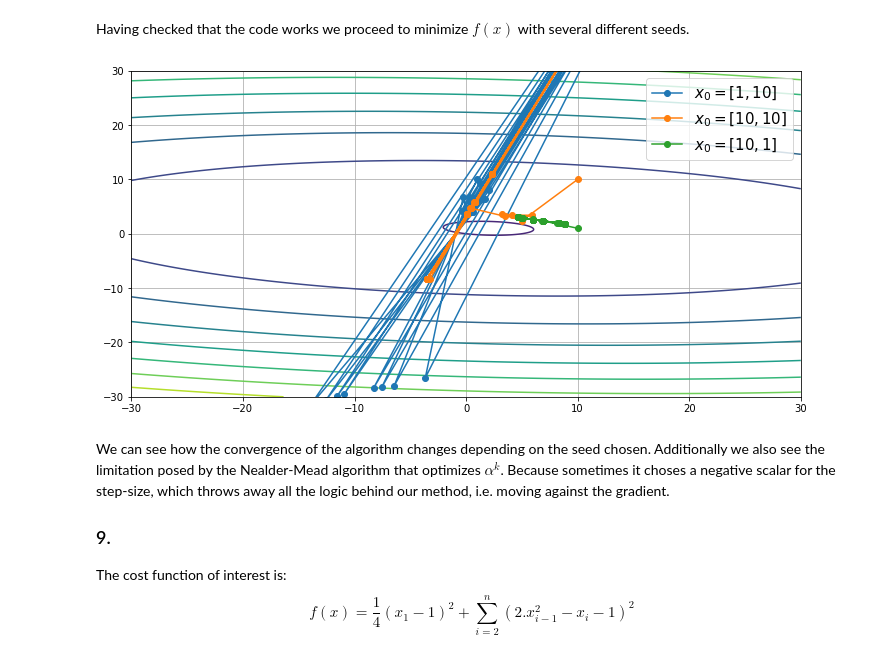
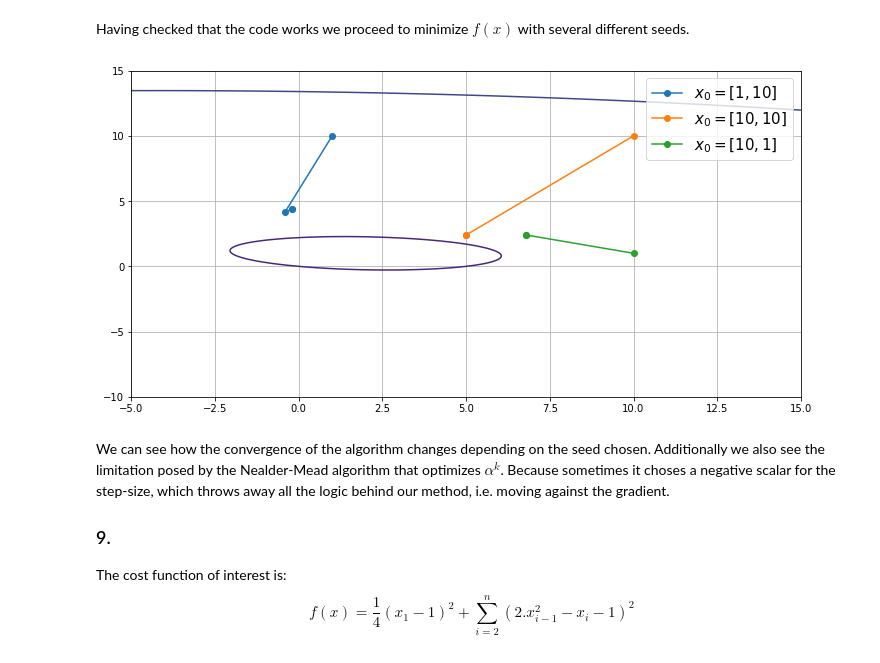
Before and after one commit to DarioSlaifsteinSk/OptMethdMA060002, a Jupyter notebook: Optimization_HW2.ipynb, the cells around one changed output. Drawn from its saved outputs; the diff is of its cells as text; code cells hidden in the pictures.

```diff
--- a/Optimization_HW2.ipynb
+++ b/Optimization_HW2.ipynb
@@ -244,27 +238,27 @@ plt.grid()
 # %% [markdown]
 The gradient descent method has the following function:
 # %%
-def alphaF(alpha,f,x,grad):
-    return f(x[0]-alpha*grad[0],x[1]-alpha*grad[1]);
-
-def bisection(f,a,b,N):
+def bisection(f,x,grad,a,b,N):
     # initial values
     an = a; bn = b;
     cn = (an + bn)/2
     # evaluate first set
-    fa=f(an); fb=f(bn); fc=f(cn);
+    fa=f(x[0]-an*grad[0],x[1]-an*grad[1]);
+    fb=f(x[0]-bn*grad[0],x[1]-bn*grad[1]);
+    fc=f(x[0]-cn*grad[0],x[1]-cn*grad[1]);
     for n in range(1,N+1): # loop through maxIter
         # mid points
         dn=(an+cn)/2; en=(bn+cn)/2;
-        fd=f(dn); fe=f(en);
+        fd=f(x[0]-dn*grad[0],x[1]-dn*grad[1]);
+        fe=f(x[0]-en*grad[0],x[1]-en*grad[1]);
 
         if fd < fc: # move to the right
             an = an; bn = cn; cn = dn;
         elif fe > fc: # move to the left
             an = cn; cn = en; bn = bn;
-        elif fc < np.min(fd, fe): # shrink interval
+        elif fc < np.minimum(fd, fe): # shrink interval
             an = dn; cn = cn; bn = en;
-    return (an + bn)/2
+    return (an + bn)/2;
 
 def gradDescent(x0,f,gradF,alpha0,steep, maxIter=50): # main function
     ## Initial values
@@ -277,7 +271,7 @@ def gradDescent(x0,f,gradF,alpha0,steep, maxIter=50): # main function
     tol=1e-3
     k=0
 
-    while err > tol or k < maxIter: # iterations
+    while err > tol and k < maxIter: # iterations
         k=k+1
 
         # Step 1: pick alpha
@@ -286,8 +280,7 @@ def gradDescent(x0,f,gradF,alpha0,steep, maxIter=50): # main function
             a = 0 #lower bound for alpha
             b = 1 #upper bound
             N = 100 # number of iterations
-            alphak = bisection(alphaF(alpha,f,x[k-1],grad[k-1]),a,b,N) # doesn't work
-#             alphak = optimize.bisect(alphaF,a,b,args=(f,x[k-1],grad[k-1]))
+            alphak = bisection(f,x[k-1],grad[k-1],a,b,N) # doesn't work
             alpha = np.append(alpha, [alphak]) # find the optimum alpha
         else:
             alpha = np.append(alpha, alpha0)
@@ -297,7 +290,7 @@ def gradDescent(x0,f,gradF,alpha0,steep, maxIter=50): # main function
         # Step 1: Calculate gradient
         grad = np.append(grad,gradF(x[k][0],x[k][1]),axis=0)
         # Step 4: convergence
-        err=np.abs(f(x[k][0],x[k][1])-f(x[k-1][0],x[k-1][1])) #this criteria doesn't work, check tomorrow with Mile
+        err=np.abs(f(x[k][0],x[k][1])-f(x[k-1][0],x[k-1][1])) # f[k]-f[k-1]
     return x,k;
 # %% [markdown]
 Just as a proof of concept we try to minimize the function for a given seed $x_0=(1,10)$
@@ -319,35 +313,35 @@ Having checked that the code works we proceed to minimize $f(x)$ with several di
 # %%
 # set up a figure twice as wide as it is tall
 fig = plt.figure(figsize=(12,6))
 
 # =============
 # First subplot: contour
 # =============
 # set up the axes for the first plot
 
 # contour plot
 plt.contour(X, Y, Z)
 plt.grid()
 
 seeds=np.array([[1, 10],[10,10],[10,1]])
 for i in range(len(seeds)):
     # pick seed
     x0=[seeds[i]]
     alpha0=np.array([0.2])
     # minimize
     [xRes,k]=gradDescent(x0,f,gradF,alpha0,1)
     fRes=f(xRes[:,0],xRes[:,1])
 
     # Plot results
     legLabel= f'$x_0=[{x0[0][0]}, {x0[0][1]}]$'
     plt.plot(xRes[:,0],xRes[:,1],'-o',label=legLabel)
     plt.legend(fontsize=15)
-    plt.xlim(-30, 30)
-    plt.ylim(-30, 30)
+    plt.xlim(-5, 15)
+    plt.ylim(-10, 15)
 
 plt.show()
 # %% [output]
-[figure, old version]
+[figure, new version]
 # %% [markdown]
 We can see how the convergence of the algorithm changes depending on the seed chosen. Additionally we also see the limitation posed by the Nealder-Mead algorithm that optimizes $\alpha^k$. Because sometimes it choses a negative scalar for the step-size, which throws away all the logic behind our method, i.e. moving against the gradient.
 
```
Also changed, not shown: parts of 6 cells of this notebook.
